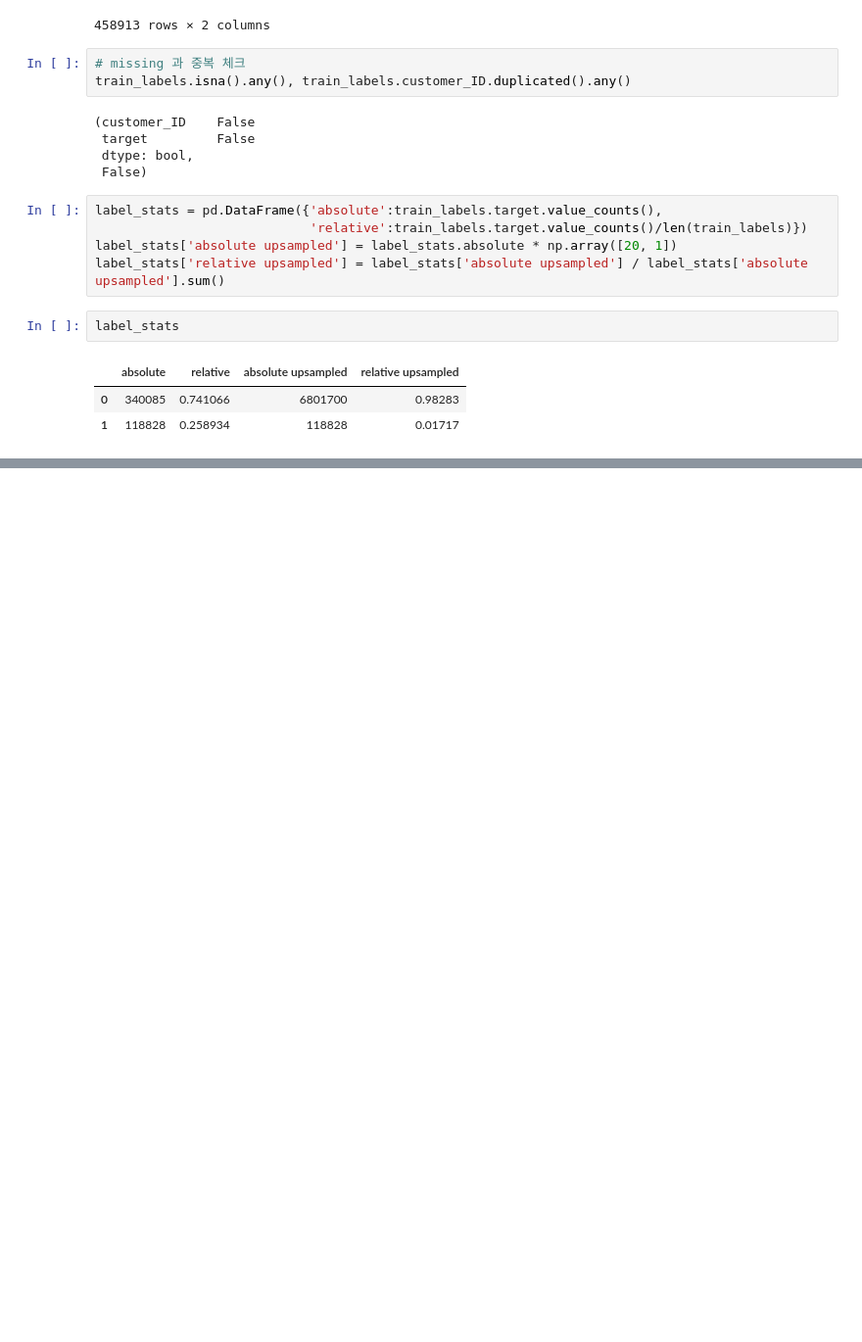
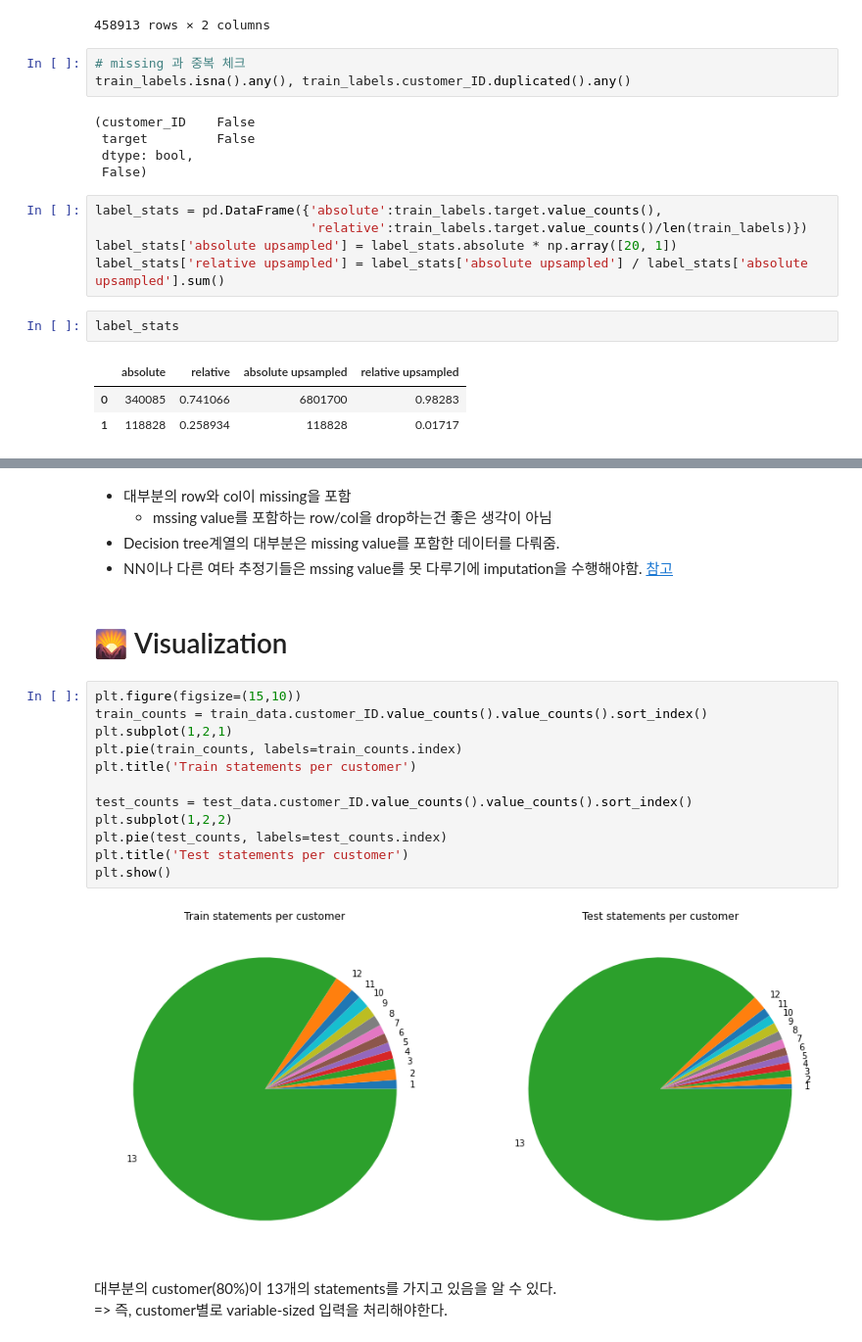
Before and after one commit to YeonghyeonKim/kaggle_2022American-Express-Default-Prediction, a Jupyter notebook: amex-eda.ipynb, the cells around one changed output, grey strips where cells are left out. Shown: that part at 98% size. Drawn from its saved outputs; the diff is of its cells as text; blank space fills up the shorter version.

Commit message:
Kaggle Notebook | AMEX EDA | Version 3

```diff
--- a/amex-eda.ipynb
+++ b/amex-eda.ipynb
@@ -102,0 +125,24 @@ label_stats
+# %% [markdown]
+- 대부분의 row와 col이 missing을 포함
+  - mssing value를 포함하는 row/col을 drop하는건 좋은 생각이 아님
+- Decision tree계열의 대부분은 missing value를 포함한 데이터를 다뤄줌.
+- NN이나 다른 여타 추정기들은 mssing value를 못 다루기에 imputation을 수행해야함. [참고](https://www.kaggle.com/code/parulpandey/a-guide-to-handling-missing-values-in-python)
+# %% [markdown]
+# 🌄 Visualization
+# %%
+plt.figure(figsize=(15,10))
+train_counts = train_data.customer_ID.value_counts().value_counts().sort_index()
+plt.subplot(1,2,1)
+plt.pie(train_counts, labels=train_counts.index)
+plt.title('Train statements per customer')
+
+test_counts = test_data.customer_ID.value_counts().value_counts().sort_index()
+plt.subplot(1,2,2)
+plt.pie(test_counts, labels=test_counts.index)
+plt.title('Test statements per customer')
+plt.show()
+# %% [output]
+[figure, added]
+# %% [markdown]
+대부분의 customer(80%)이 13개의 statements를 가지고 있음을 알 수 있다.
+=> 즉, customer별로 variable-sized 입력을 처리해야한다.
```
Also changed, not shown: parts of 2 cells of this notebook.
